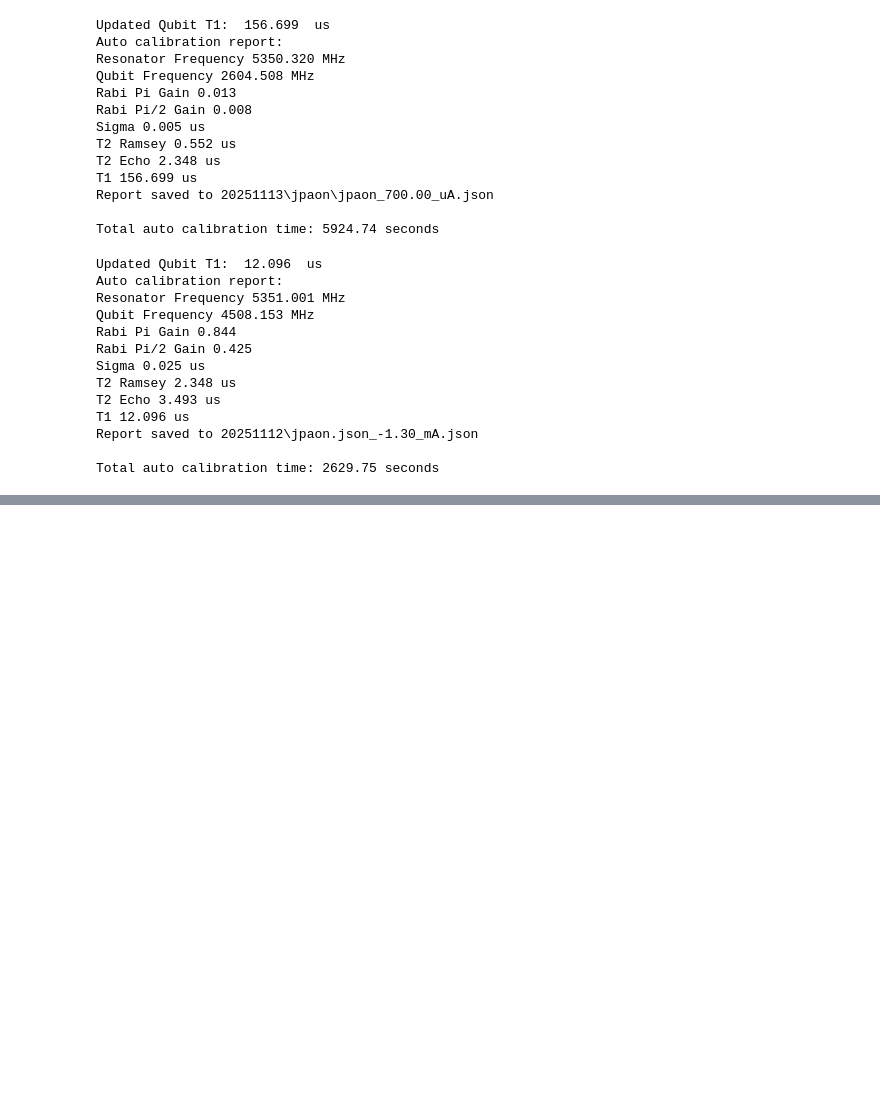
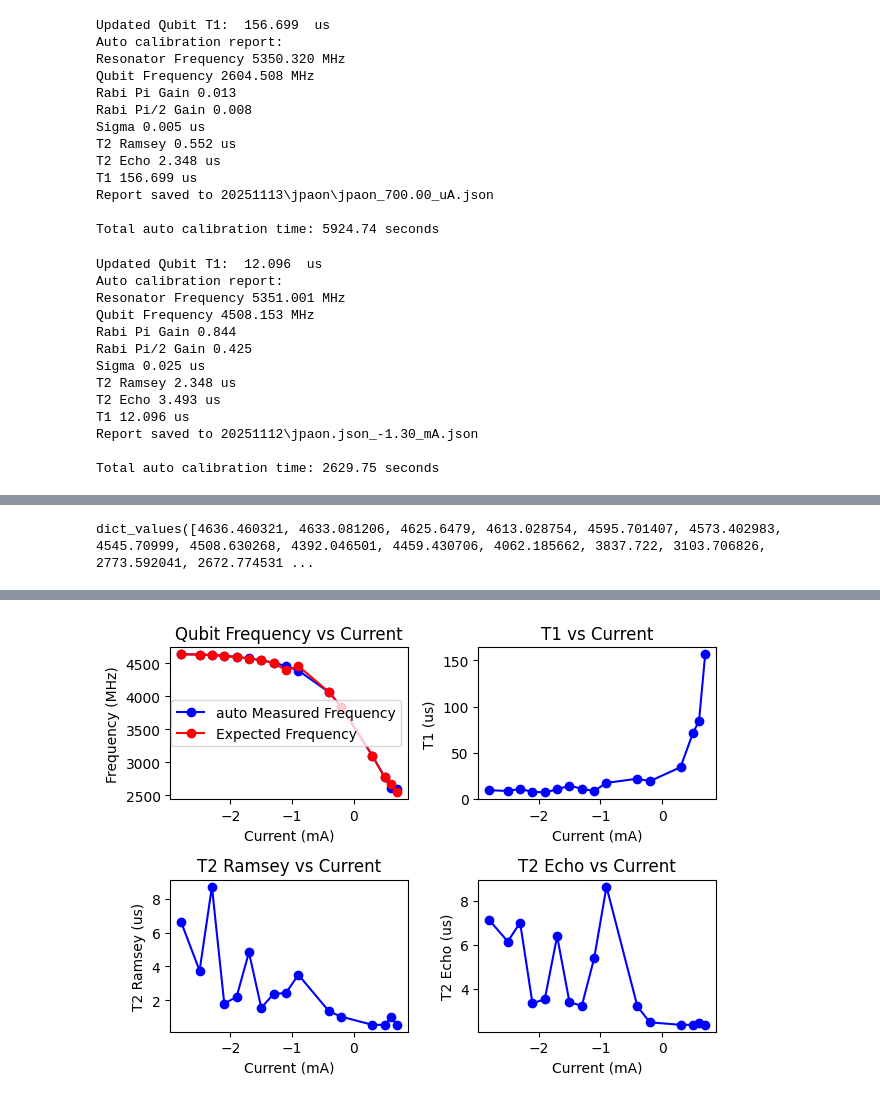
Before and after one commit to JayChien04717/SQD_soc, a Jupyter notebook: auto.ipynb, the cells around one changed output, grey strips where cells are left out. Saved outputs shown, nothing was run; the diff lists cells and outputs as text; code cells hidden in the pictures; blank space fills up the shorter version.

```diff
--- a/auto.ipynb
+++ b/auto.ipynb
@@ -780,0 +791,68 @@ plt.tight_layout()
+# %%
+f = {
+    "-0.0028 A": 4636.460321,
+    "-0.0025 A": 4633.081206,
+    "-0.0023 A": 4625.6479,
+    "-0.0021 A": 4613.028754,
+    "-0.0019 A": 4595.701407,
+    "-0.0017 A": 4573.402983,
+    "-0.0015 A": 4545.70999,
+    "-0.0013 A": 4508.630268,
+    "-0.0009 A": 4392.046501,
+    "-0.0011 A": 4459.430706,
+    "-0.0004 A": 4062.185662,
+    "-0.0002 A": 3837.722,
+    "0.0003 A": 3103.706826,
+    "0.0005 A": 2773.592041,
+    "0.0006 A": 2672.774531,
+    "0.0007 A": 2547.250881,
+}
+f.values()
+# %% [output]
+dict_values([4636.460321, 4633.081206, 4625.6479, 4613.028754, 4595.701407, 4573.402983, 4545.70999, 4508.630268, 4392.046501, 4459.430706, 4062.185662, 3837.722, 3103.706826, 2773.592041, 2672.774531 ...
+# %%
+import pandas as pd
+
+
+jpaon = read_file_optimized(Path("20251113") / "jpaon")
+df = pd.DataFrame(jpaon)
+
+df_sorted = df.sort_values(by="current_mA")
+
+current = df_sorted["current_mA"]
+freq = df_sorted["freq_MHz"]
+t1 = df_sorted["T1_us"]
+t2r = df_sorted["T2R_us"]
+t2e = df_sorted["T2E_us"]
+
+
+fig, ax = plt.subplots(2, 2)
+
+
+ax[0, 0].plot(current, freq, "o-", color="b", label="auto Measured Frequency")
+ax[0, 0].plot(current, f.values(), "o-", color="r", label="Expected Frequency")
+ax[0, 0].set_title("Qubit Frequency vs Current")
+ax[0, 0].set_xlabel("Current (mA)")
+ax[0, 0].set_ylabel("Frequency (MHz)")
+ax[0, 0].legend()
+# Plot 2: T1 vs Current
+ax[0, 1].plot(current, t1, "o-", color="b")
+ax[0, 1].set_title("T1 vs Current")
+ax[0, 1].set_xlabel("Current (mA)")
+ax[0, 1].set_ylabel("T1 (us)")
+
+# Plot 3: T2 Ramsey vs Current
+ax[1, 0].plot(current, t2r, "o-", color="b")
+ax[1, 0].set_title("T2 Ramsey vs Current")
+ax[1, 0].set_xlabel("Current (mA)")
+ax[1, 0].set_ylabel("T2 Ramsey (us)")
+
+# Plot 4: T2 Echo vs Current
+ax[1, 1].plot(current, t2e, "o-", color="b")
+ax[1, 1].set_title("T2 Echo vs Current")
+ax[1, 1].set_xlabel("Current (mA)")
+ax[1, 1].set_ylabel("T2 Echo (us)")
+
+plt.tight_layout()
+plt.show()
+# %% [output]
@@ -780,0 +860 @@ plt.tight_layout()
+[figure, added]
```
Also changed, not shown: parts of 7 cells of this notebook, 1 other file.
